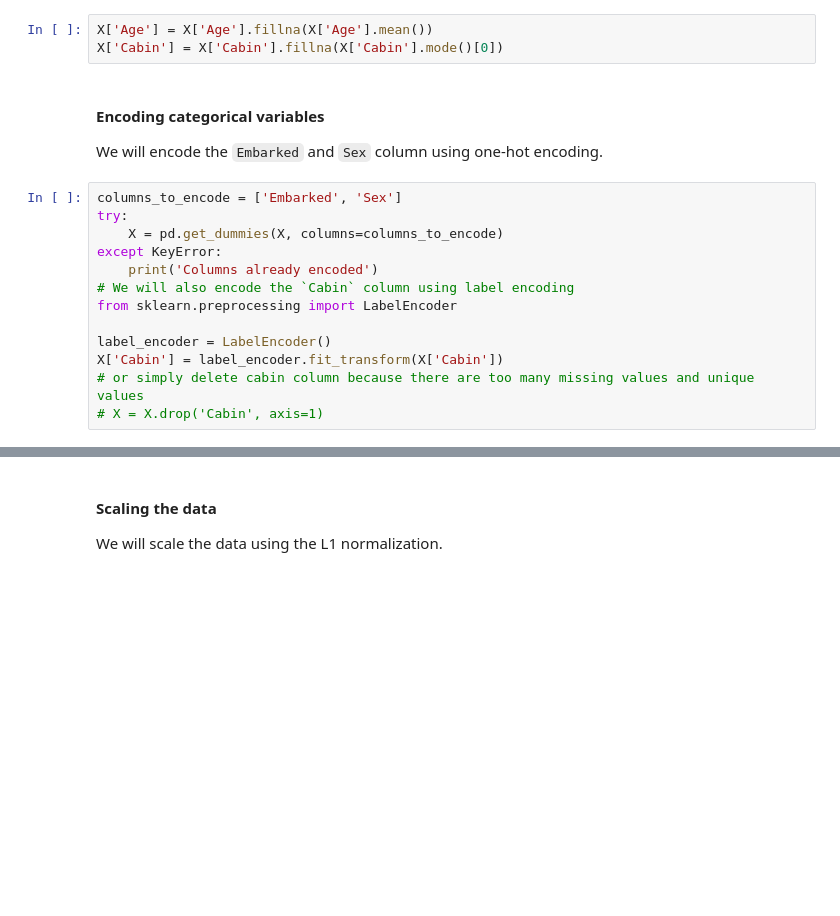
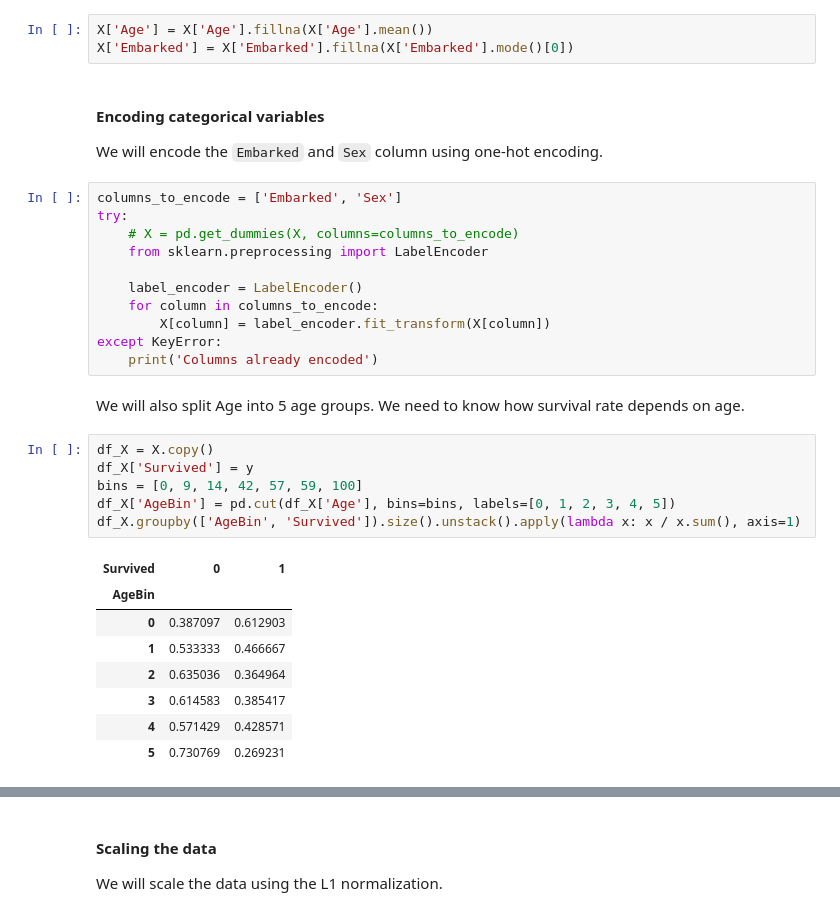
Before and after one commit to Luncenok/Data-mining, a Jupyter notebook: dm_project.ipynb, the cells around one changed output, grey strips where cells are left out. Saved outputs shown, nothing was run; the diff lists cells and outputs as text; blank space fills up the shorter version.

```diff
--- a/dm_project.ipynb
+++ b/dm_project.ipynb
@@ -64,19 +75,34 @@ We will fill the missing values in the `Age` and `Cabin` columns with the mean a
 # %%
 X['Age'] = X['Age'].fillna(X['Age'].mean())
-X['Cabin'] = X['Cabin'].fillna(X['Cabin'].mode()[0])
+X['Embarked'] = X['Embarked'].fillna(X['Embarked'].mode()[0])
 # %% [markdown]
 #### Encoding categorical variables
 We will encode the `Embarked` and `Sex` column using one-hot encoding.
 # %%
 columns_to_encode = ['Embarked', 'Sex']
 try:
-    X = pd.get_dummies(X, columns=columns_to_encode)
+    # X = pd.get_dummies(X, columns=columns_to_encode)
+    from sklearn.preprocessing import LabelEncoder
+
+    label_encoder = LabelEncoder()
+    for column in columns_to_encode:
+        X[column] = label_encoder.fit_transform(X[column])
 except KeyError:
     print('Columns already encoded')
-# We will also encode the `Cabin` column using label encoding
-from sklearn.preprocessing import LabelEncoder
-
-label_encoder = LabelEncoder()
-X['Cabin'] = label_encoder.fit_transform(X['Cabin'])
-# or simply delete cabin column because there are too many missing values and unique values
-# X = X.drop('Cabin', axis=1)
+# %% [markdown]
+We will also split Age into 5 age groups. We need to know how survival rate depends on age.
+# %%
+df_X = X.copy()
+df_X['Survived'] = y
+bins = [0, 9, 14, 42, 57, 59, 100]
+df_X['AgeBin'] = pd.cut(df_X['Age'], bins=bins, labels=[0, 1, 2, 3, 4, 5])
+df_X.groupby(['AgeBin', 'Survived']).size().unstack().apply(lambda x: x / x.sum(), axis=1)
+# %% [output]
+| Survived | 0 | 1 |
+| AgeBin |  |  |
+| 0 | 0.387097 | 0.612903 |
+| 1 | 0.533333 | 0.466667 |
+| 2 | 0.635036 | 0.364964 |
+| 3 | 0.614583 | 0.385417 |
+| 4 | 0.571429 | 0.428571 |
+| 5 | 0.730769 | 0.269231 |
```
Also changed, not shown: parts of 16 cells of this notebook, 1 other file.
